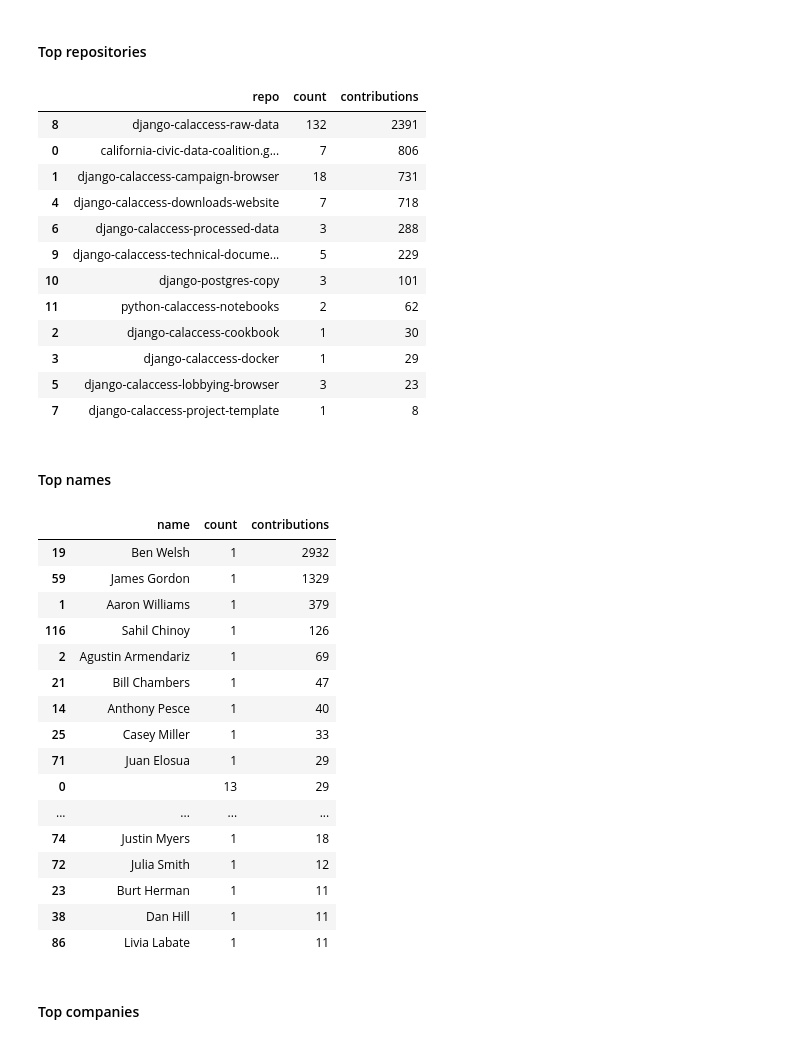
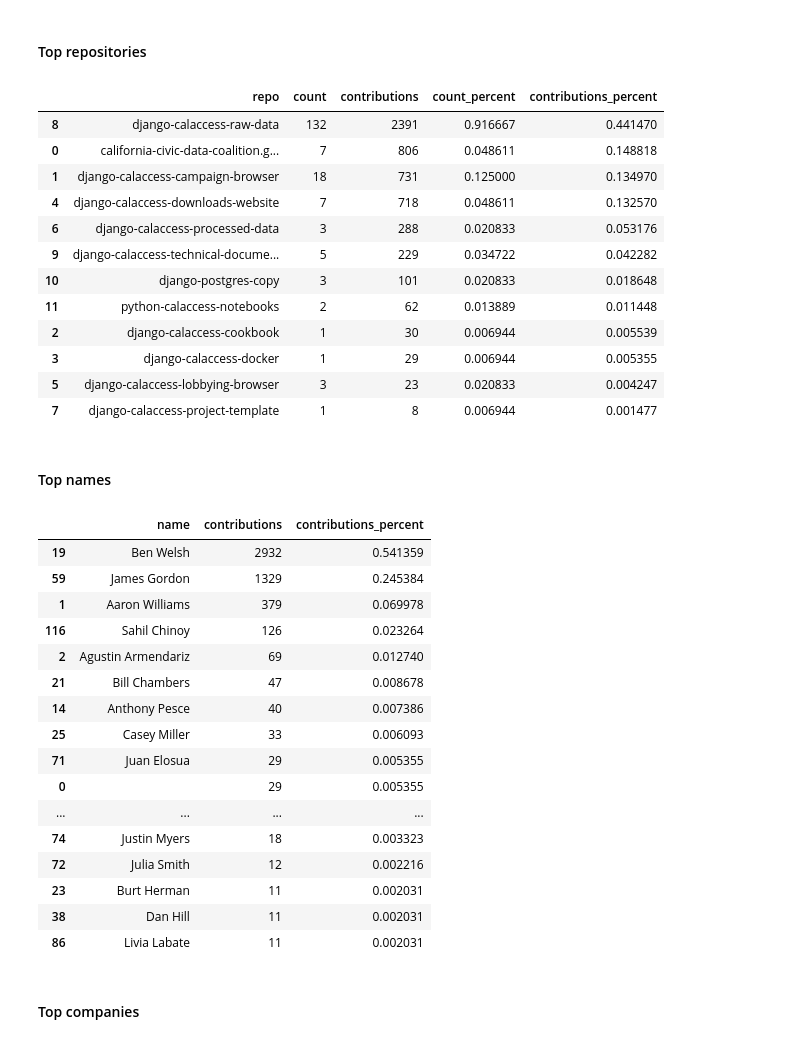
Before and after one commit to palewire/python-calaccess-notebooks, a Jupyter notebook: project-management/contributors.ipynb, the cells around one changed output. Drawn from its saved outputs; the diff is of its cells as text; code cells hidden in the pictures.

Commit message:
Simplified ranking code

```diff
--- a/project-management/contributors.ipynb
+++ b/project-management/contributors.ipynb
@@ -240,47 +240,50 @@ def rank_by_contributions(table, field):
 def create_ranking(table, field):
     count = rank_by_contributors(table, field)
     summed = rank_by_contributions(table, field)
-    return count.merge(summed).sort_values("contributions", ascending=False)
+    merged = count.merge(summed)
+    merged['count_percent'] = merged['count'] / total_contributors
+    merged['contributions_percent'] = merged['contributions'] / total_contributions
+    return merged.sort_values("contributions", ascending=False)
 # %% [markdown]
 #### Top repositories
 # %%
 create_ranking(table, 'repo').head(20)
 # %% [output]
-|  | repo | count | contributions |
-| 8 | django-calaccess-raw-data | 132 | 2391 |
-| 0 | california-civic-data-coalition.g... | 7 | 806 |
-| 1 | django-calaccess-campaign-browser | 18 | 731 |
-| 4 | django-calaccess-downloads-website | 7 | 718 |
-| 6 | django-calaccess-processed-data | 3 | 288 |
-| 9 | django-calaccess-technical-docume... | 5 | 229 |
-| 10 | django-postgres-copy | 3 | 101 |
-| 11 | python-calaccess-notebooks | 2 | 62 |
-| 2 | django-calaccess-cookbook | 1 | 30 |
-| 3 | django-calaccess-docker | 1 | 29 |
-| 5 | django-calaccess-lobbying-browser | 3 | 23 |
-| 7 | django-calaccess-project-template | 1 | 8 |
+|  | repo | count | contributions | count_percent | contributions_percent |
+| 8 | django-calaccess-raw-data | 132 | 2391 | 0.916667 | 0.441470 |
+| 0 | california-civic-data-coalition.g... | 7 | 806 | 0.048611 | 0.148818 |
+| 1 | django-calaccess-campaign-browser | 18 | 731 | 0.125000 | 0.134970 |
+| 4 | django-calaccess-downloads-website | 7 | 718 | 0.048611 | 0.132570 |
+| 6 | django-calaccess-processed-data | 3 | 288 | 0.020833 | 0.053176 |
+| 9 | django-calaccess-technical-docume... | 5 | 229 | 0.034722 | 0.042282 |
+| 10 | django-postgres-copy | 3 | 101 | 0.020833 | 0.018648 |
+| 11 | python-calaccess-notebooks | 2 | 62 | 0.013889 | 0.011448 |
+| 2 | django-calaccess-cookbook | 1 | 30 | 0.006944 | 0.005539 |
+| 3 | django-calaccess-docker | 1 | 29 | 0.006944 | 0.005355 |
+| 5 | django-calaccess-lobbying-browser | 3 | 23 | 0.020833 | 0.004247 |
+| 7 | django-calaccess-project-template | 1 | 8 | 0.006944 | 0.001477 |
 # %% [markdown]
 #### Top names
 # %%
-create_ranking(unique_contributors, 'name').head(20)
+create_ranking(unique_contributors, 'name')[['name', 'contributions', 'contributions_percent']].head(20)
 # %% [output]
-|  | name | count | contributions |
-| 19 | Ben Welsh | 1 | 2932 |
-| 59 | James Gordon | 1 | 1329 |
-| 1 | Aaron Williams | 1 | 379 |
-| 116 | Sahil Chinoy | 1 | 126 |
-| 2 | Agustin Armendariz | 1 | 69 |
-| 21 | Bill Chambers | 1 | 47 |
-| 14 | Anthony Pesce | 1 | 40 |
-| 25 | Casey Miller | 1 | 33 |
-| 71 | Juan Elosua | 1 | 29 |
-| 0 |  | 13 | 29 |
+|  | name | contributions | contributions_percent |
+| 19 | Ben Welsh | 2932 | 0.541359 |
+| 59 | James Gordon | 1329 | 0.245384 |
+| 1 | Aaron Williams | 379 | 0.069978 |
+| 116 | Sahil Chinoy | 126 | 0.023264 |
+| 2 | Agustin Armendariz | 69 | 0.012740 |
+| 21 | Bill Chambers | 47 | 0.008678 |
+| 14 | Anthony Pesce | 40 | 0.007386 |
+| 25 | Casey Miller | 33 | 0.006093 |
+| 71 | Juan Elosua | 29 | 0.005355 |
+| 0 |  | 29 | 0.005355 |
 | ... | ... | ... | ... |
-| 74 | Justin Myers | 1 | 18 |
-| 72 | Julia Smith | 1 | 12 |
-| 23 | Burt Herman | 1 | 11 |
-| 38 | Dan Hill | 1 | 11 |
-| 86 | Livia Labate | 1 | 11 |
+| 74 | Justin Myers | 18 | 0.003323 |
+| 72 | Julia Smith | 12 | 0.002216 |
+| 23 | Burt Herman | 11 | 0.002031 |
+| 38 | Dan Hill | 11 | 0.002031 |
+| 86 | Livia Labate | 11 | 0.002031 |
 # %% [markdown]
 #### Top companies
 # %%
```
Also changed, not shown: parts of 32 cells of this notebook.
